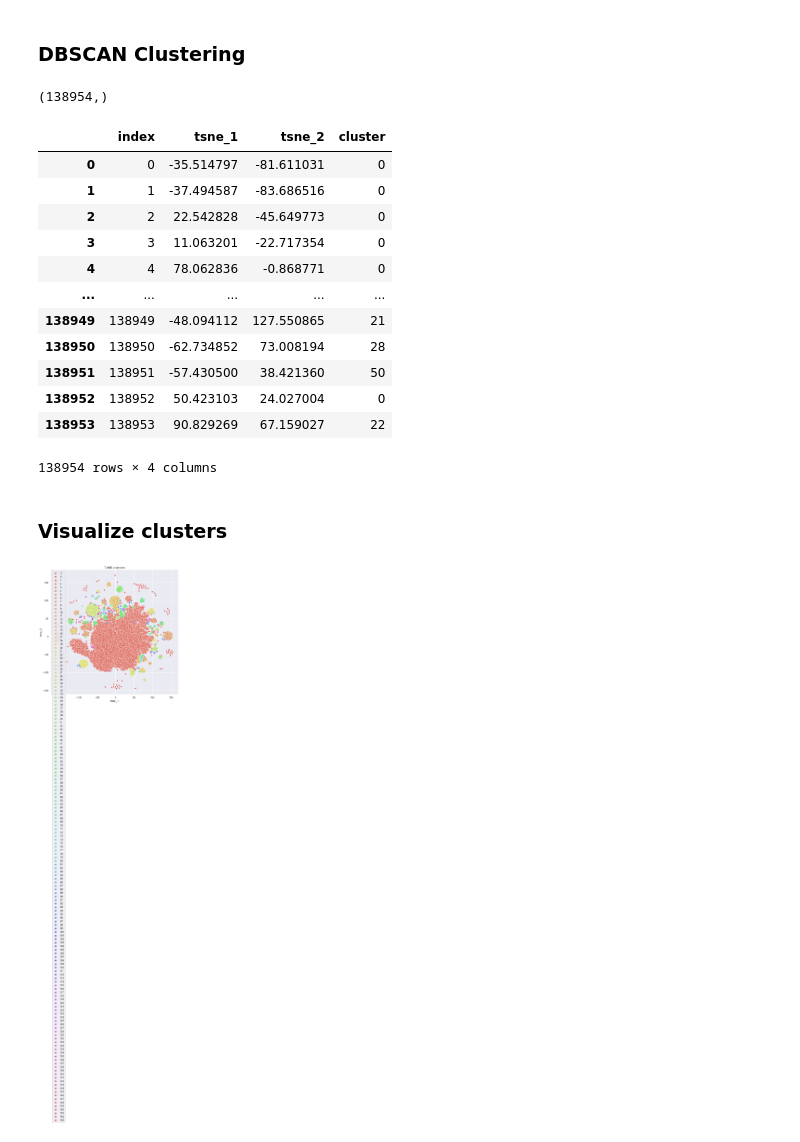
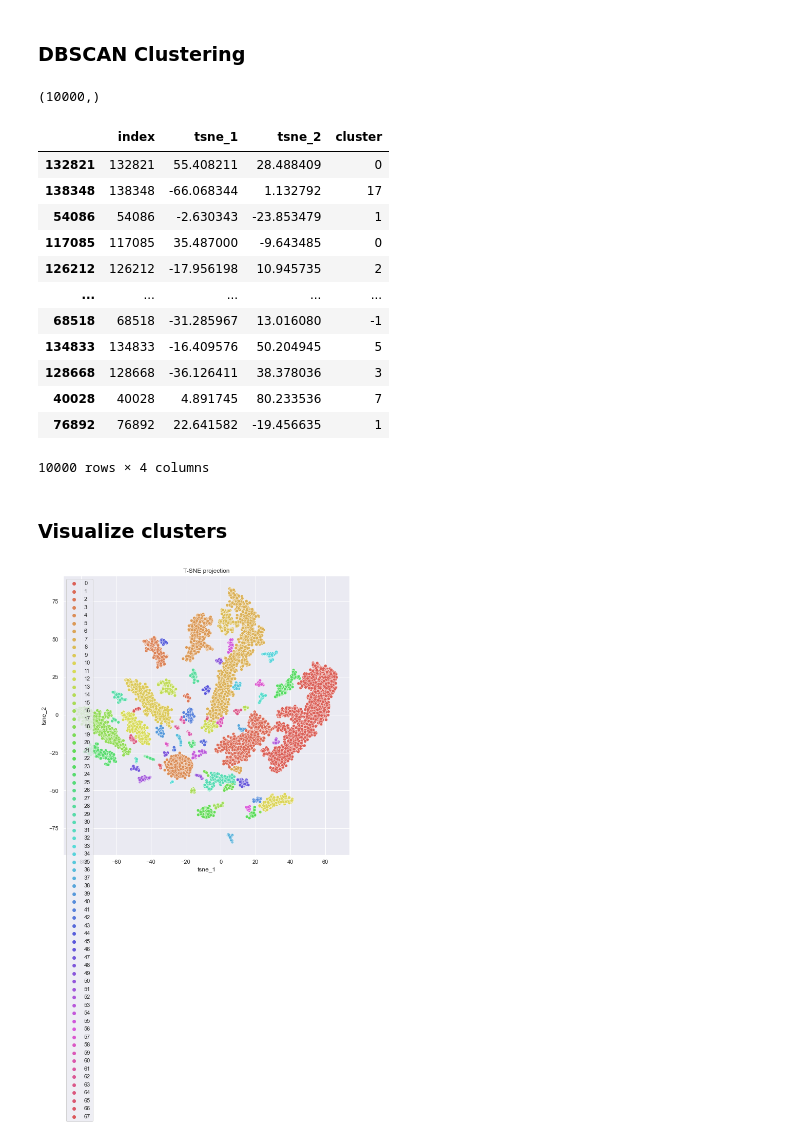
Before and after one commit to kannaxp-git/User_Clustering_basedOn_AppUsage, a Jupyter notebook: User_Clustering_DBSCAN_t-SNE.ipynb, the cells around one changed output. Saved outputs shown, nothing was run; the diff lists cells and outputs as text; code cells hidden in the pictures.

```diff
--- a/User_Clustering_DBSCAN_t-SNE.ipynb
+++ b/User_Clustering_DBSCAN_t-SNE.ipynb
@@ -17,7 +17,9 @@ df.head(5)
 | 4 | 4 | 2022-07-09 04:42:36.3291503 | 8 | 0 | 0 | 0 | ... |
 5 rows × 240 columns
 # %%
-df.iloc[:,3:]=df.iloc[:,3:].astype(bool).astype(int)
+#df.iloc[:,3:]=df.iloc[:,3:].astype(bool).astype(int)
+# %%
+df=df.sample(n=10000)
 # %%
 df.head(5)
 # %% [output]
@@ -36,6 +38,6 @@ df.head(5)
 #from sklearn.decomposition import PCA
 from sklearn.manifold import TSNE
 # %%
-tnse_em=TSNE(n_components=2,perplexity=60,n_iter=5000,verbose=1).fit_transform(df.iloc[:,3:])
+tnse_em=TSNE(n_components=2,perplexity=60,n_iter=3000,verbose=1).fit_transform(df.iloc[:,3:])
 # %% [output]
 [t-SNE] Computing 181 nearest neighbors...
@@ -77,29 +78,29 @@ df['tsne_2']=tnse_em[:,1]
 # %%
 from sklearn.cluster import DBSCAN
 # %%
-get_clusters=DBSCAN(eps=2, min_samples=10).fit_predict(tnse_em)
+get_clusters=DBSCAN(eps=2, min_samples=11).fit_predict(tnse_em)
 # %%
 get_clusters.shape
 # %% [output]
-(138954,)
+(10000,)
 # %%
 df['cluster']=get_clusters
 # %%
 df[['index','tsne_1','tsne_2','cluster']]
 # %% [output]
 |  | index | tsne_1 | tsne_2 | cluster |
-| 0 | 0 | -35.514797 | -81.611031 | 0 |
-| 1 | 1 | -37.494587 | -83.686516 | 0 |
-| 2 | 2 | 22.542828 | -45.649773 | 0 |
-| 3 | 3 | 11.063201 | -22.717354 | 0 |
-| 4 | 4 | 78.062836 | -0.868771 | 0 |
+| 132821 | 132821 | 55.408211 | 28.488409 | 0 |
+| 138348 | 138348 | -66.068344 | 1.132792 | 17 |
+| 54086 | 54086 | -2.630343 | -23.853479 | 1 |
+| 117085 | 117085 | 35.487000 | -9.643485 | 0 |
+| 126212 | 126212 | -17.956198 | 10.945735 | 2 |
 | ... | ... | ... | ... | ... |
-| 138949 | 138949 | -48.094112 | 127.550865 | 21 |
-| 138950 | 138950 | -62.734852 | 73.008194 | 28 |
-| 138951 | 138951 | -57.430500 | 38.421360 | 50 |
-| 138952 | 138952 | 50.423103 | 24.027004 | 0 |
-| 138953 | 138953 | 90.829269 | 67.159027 | 22 |
+| 68518 | 68518 | -31.285967 | 13.016080 | -1 |
+| 134833 | 134833 | -16.409576 | 50.204945 | 5 |
+| 128668 | 128668 | -36.126411 | 38.378036 | 3 |
+| 40028 | 40028 | 4.891745 | 80.233536 | 7 |
+| 76892 | 76892 | 22.641582 | -19.456635 | 1 |
-138954 rows × 4 columns
+10000 rows × 4 columns
 # %%
 #set(get_clusters)
 # %% [markdown]
@@ -107,10 +108,10 @@ df[['index','tsne_1','tsne_2','cluster']]
 # %%
 import seaborn as sns
 # %%
-sns.scatterplot(data=df,x='tsne_1',y='tsne_2'
-                ,hue=df.cluster.tolist()
-               ,palette=sns.color_palette('hls',len(set(get_clusters)))
+sns.scatterplot(data=df[df.cluster>-1],x='tsne_1',y='tsne_2'
+                ,hue=df[df.cluster>-1].cluster.tolist()
+               ,palette=sns.color_palette('hls',len(set(get_clusters))-1)
                ).set(title='T-SNE projection')
 sns.set(rc={'figure.figsize':(10,10)})
 # %% [output]
-[figure, old version]
+[figure, new version]
```
Also changed, not shown: parts of 5 cells of this notebook.
